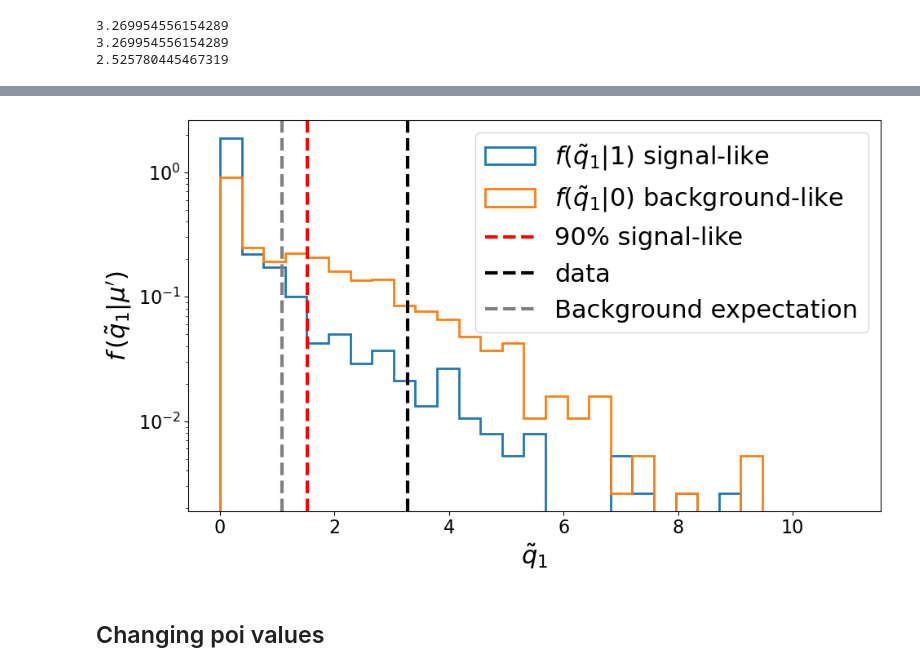
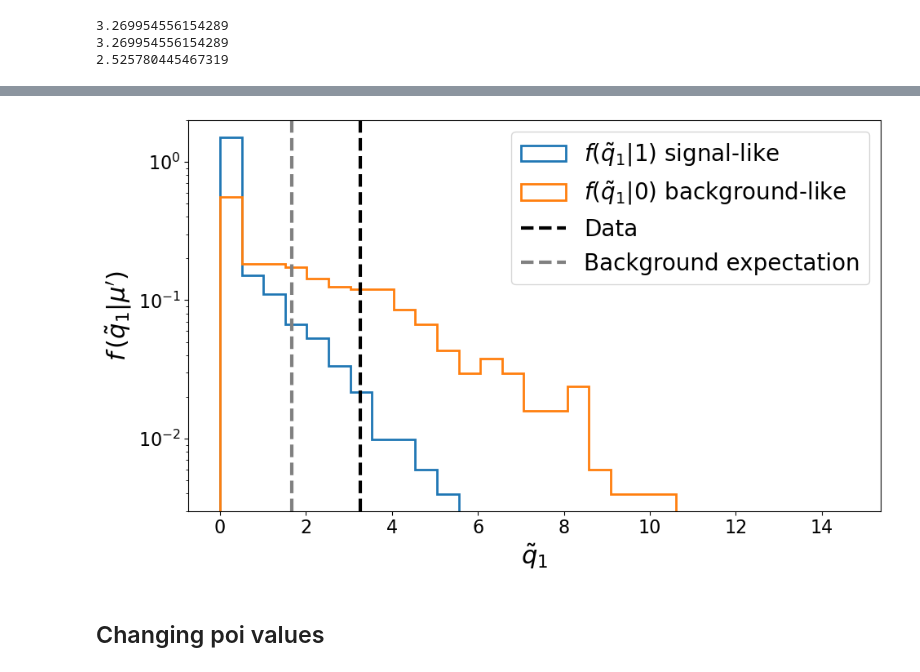
Before and after one commit to dmarsden01/uboone_HNL_analysis, a Jupyter notebook: 4_pyhf_limit.ipynb, the cells around one changed output, grey strips where cells are left out. Drawn from its saved outputs; the diff is of its cells as text; code cells hidden in the pictures.

Commit message:
Save capped DetVar quadsum for signal and background (instead of flat).

```diff
--- a/4_pyhf_limit.ipynb
+++ b/4_pyhf_limit.ipynb
@@ -1015,10 +1025,10 @@ p_sb: 0.04500000000000004
 # %%
-print("Max qtilde signal value: " + str(max(qtilde_sig.samples)))
-print("Max qtilde background value: " + str(max(qtilde_bkg.samples)))
+print("Max qtilde signal value: " + str(max(qtilde_sig_obs.samples)))
+print("Max qtilde background value: " + str(max(qtilde_bkg_obs.samples)))
 
 #Finding probability for one value of test statistic
-ordered_test_stat = np.sort(qtilde_sig.samples)
-ordered_bkg = np.sort(qtilde_bkg.samples)
+ordered_test_stat = np.sort(qtilde_sig_obs.samples)
+ordered_bkg = np.sort(qtilde_bkg_obs.samples)
 length =len(ordered_test_stat)
 
 prob = 0.9
@@ -1047,48 +1148,52 @@ Max qtilde background value: 9.157054361050342
 savefig=False
 
 # x_max = max(qtilde_sig.samples)
-x_max = max(qtilde_bkg.samples)
+x_max = max(qtilde_bkg_obs.samples)
 # x_max=2e-8
 
 plt.figure(figsize=(10, 6))
 nbins = 30 #Should make an array for the bin edges
 bins = np.linspace(0,x_max*1.2,nbins) #was 0, 45 before
+
+
+
 plt.hist(
-    qtilde_sig.samples,
+    qtilde_sig_obs.samples,
     bins=bins,
     histtype="step",
     density=True,
     label=r"$f(\tilde{q}_1|1)$ signal-like",
     linewidth=2,
 )
 plt.hist(
-    qtilde_bkg.samples,
+    qtilde_bkg_obs.samples,
     bins=bins,
     histtype="step",
     density=True,
     label=r"$f(\tilde{q}_1|0)$ background-like",
     linewidth=2,
 )
 # value_for_prob = 2.16
 if Use_fully_uncorrelated == True: model_name = "fully_uncorrelated"
 if Use_fully_uncorrelated == False: model_name = "correlated"
 
-plt.axvline(x = value_for_prob, color = 'red', label = '90% signal-like',linestyle="dashed", lw=3)
-plt.axvline(x = qmu_tilde_obs, color = 'black', label = 'data',linestyle="dashed", lw=3)
+# plt.axvline(x = value_for_prob, color = 'red', label = '90% signal-like',linestyle="dashed", lw=3)
+plt.axvline(x = qmu_tilde_obs, color = 'black', label = 'Data',linestyle="dashed", lw=3)
 plt.axvline(x = bkg_expected_qtilde, color = 'gray', label = 'Background expectation',linestyle="dashed", lw=3)
 
 plt.xlabel(r"$\tilde{q}_1$", fontsize=22)
 plt.ylabel(r"$f\,(\tilde{q}_1|\mu')$", fontsize=22)
 
 plt.yscale("log")
-plt.legend(fontsize=22)
+plt.ylim(3e-3, 2.0)
+plt.legend(fontsize=20)
 plt.tight_layout()
 
 if savefig==True:
-    plt.savefig(f"plots/CLs_plots/Test_stat_qtilde_1_{model_name}_{HNL_mass}MeV.pdf")
-    plt.savefig(f"plots/CLs_plots/Test_stat_qtilde_1_{model_name}_{HNL_mass}MeV.png")
+    plt.savefig(f"plots/CLs_plots/Test_stat_qtilde_obs_{model_name}_{HNL_mass}MeV.pdf")
+    plt.savefig(f"plots/CLs_plots/Test_stat_qtilde_obs_{model_name}_{HNL_mass}MeV.png")
 # %% [output]
-[figure, old version]
+[figure, new version]
 # %%
 #All just zeros, I don't fully understand this way.
 savefig=False
```
Also changed, not shown: parts of 13 cells of this notebook, 5 other files.
